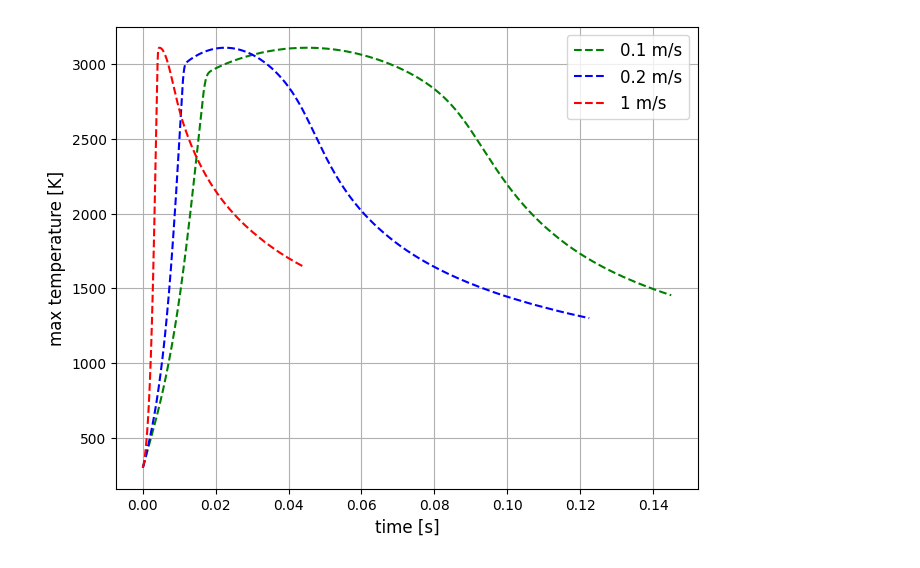
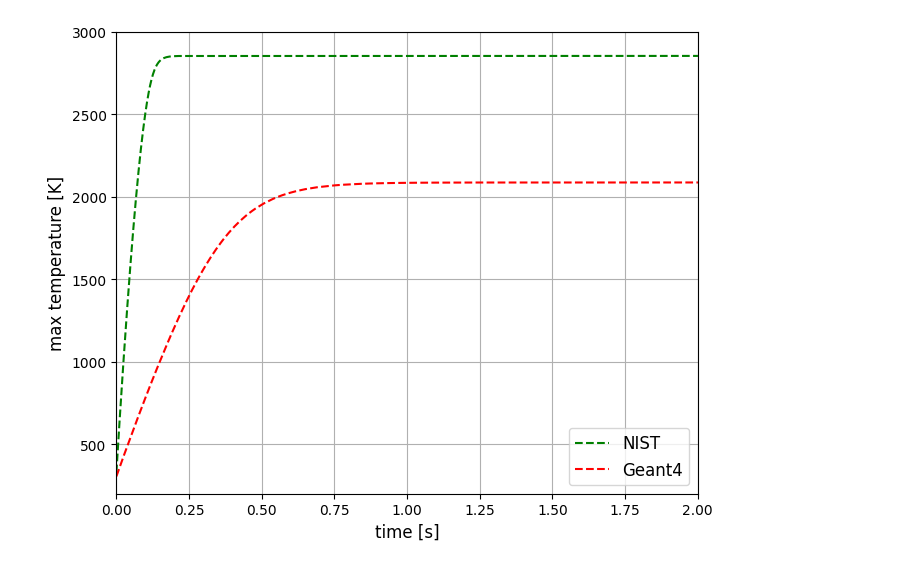
Before and after one commit to ClaudePP/PyTT, a Jupyter notebook: Output/Plot_two.ipynb, the cells around one changed output. Drawn from its saved outputs; the diff is of its cells as text; code cells hidden in the pictures.

```diff
--- a/Output/Plot_two.ipynb
+++ b/Output/Plot_two.ipynb
@@ -4,5 +14,3 @@
 # %%
-import matplotlib.pyplot as plt
-import pandas as pd
-from scipy.optimize import curve_fit
-import numpy as np
+dfN = pd.read_csv("Last_NorthStar_NIST.txt", skiprows=9)
+dfG = pd.read_csv("Last_NorthStar_G4.txt", skiprows=9)
@@ -40,13 +37,16 @@ df3.rename({"#   Time [us]":"time"," Position [mm]":"pos"," Npart":"npart"," Max
 # %%
 fig, ax = plt.subplots(1, figsize=(7.5,6))
 
-hsimt1, = ax.plot([x/1e6 for x in df1["time"]],df1["maxt"],'g--',label="0.1 m/s")
-hsimt3, = ax.plot([x/1e6 for x in df3["time"]],df3["maxt"],'b--',label="0.2 m/s")
-hsimt2, = ax.plot([x/1e6 for x in df2["time"]],df2["maxt"],'r--',label="1 m/s")
+hsimtN, = ax.plot([x/1e6 for x in dfN["Time[us]"]],dfN["MaxTemp1[K]"],'g--',label="NIST")
+hsimtG, = ax.plot([x/1e6 for x in dfG["Time[us]"]],dfG["MaxTemp1[K]"],'r--',label="Geant4")
+
 ax.set_xlabel("time [s]", fontsize=12)
 ax.grid()
 ax.set_ylabel("max temperature [K]", fontsize=12)
+ax.set_xlim(0,2.0)
+ax.set_ylim(200,3000.0)
+
 ax.legend(fontsize=12)
-plt.savefig('three.png')
+plt.savefig('NISTvsGeant4.png')
 # %% [output]
-[figure, old version]
+[figure, new version]
```
Also changed, not shown: parts of 7 cells of this notebook, 11 other files.
